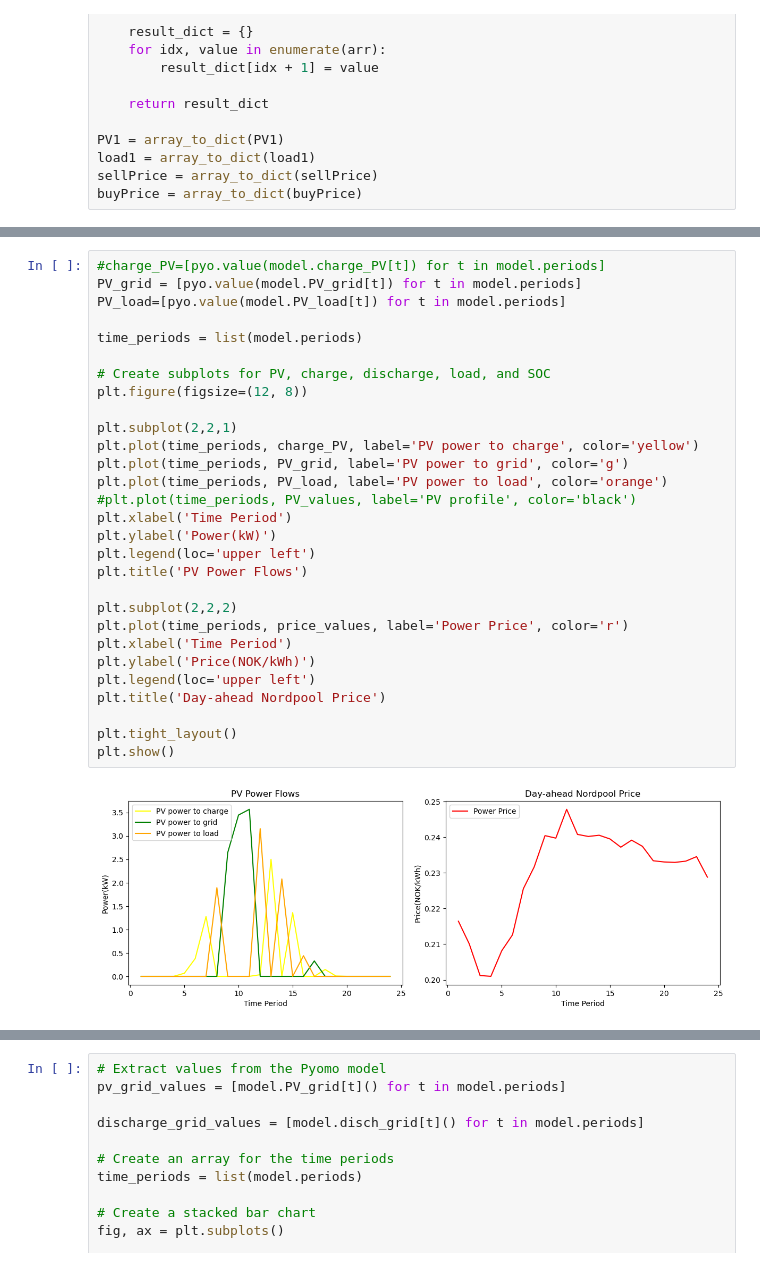
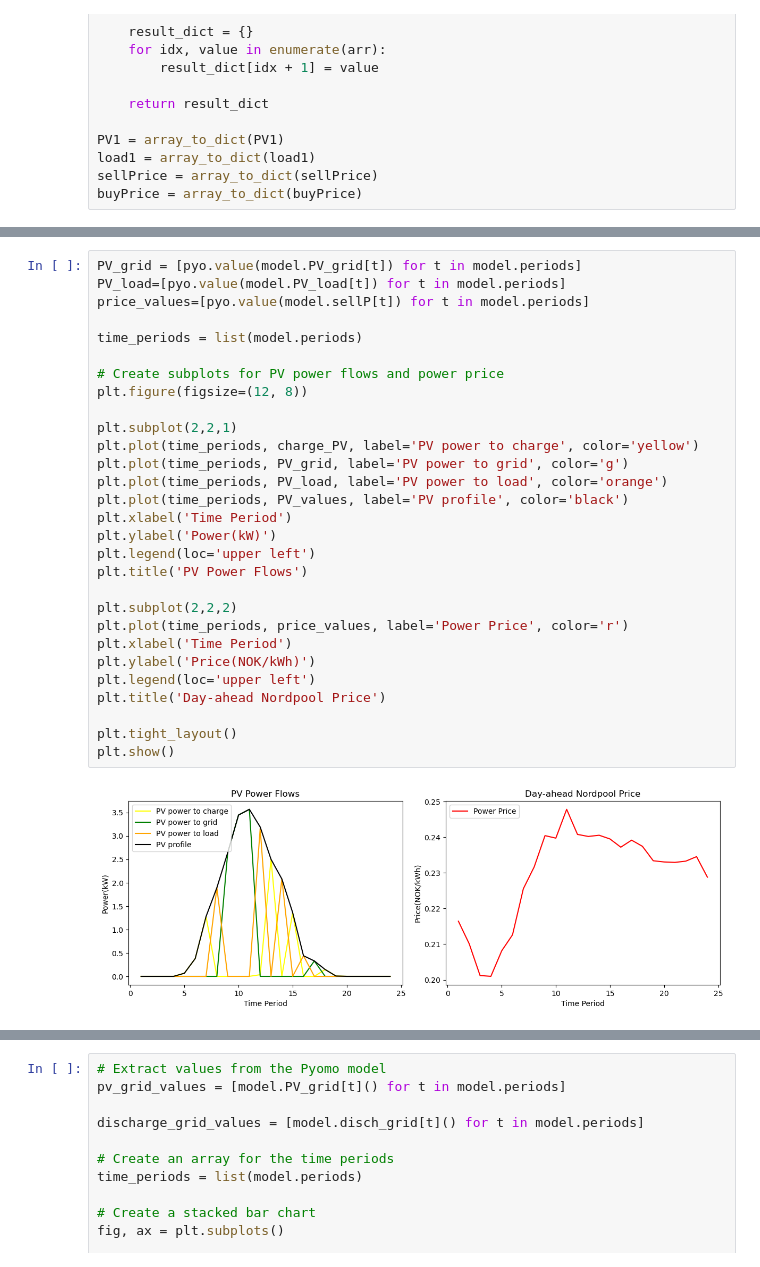
Before and after one commit to BenjaminTro/Cineldi, a Jupyter notebook: Task3_testing.ipynb, the cells around one changed output, grey strips where cells are left out. Drawn from its saved outputs; the diff is of its cells as text.

```diff
--- a/Task3_testing.ipynb
+++ b/Task3_testing.ipynb
@@ -213,34 +226,34 @@ plt.show()
 # %%
-#charge_PV=[pyo.value(model.charge_PV[t]) for t in model.periods]
 PV_grid = [pyo.value(model.PV_grid[t]) for t in model.periods]
 PV_load=[pyo.value(model.PV_load[t]) for t in model.periods]
+price_values=[pyo.value(model.sellP[t]) for t in model.periods]
 
 time_periods = list(model.periods)
 
-# Create subplots for PV, charge, discharge, load, and SOC
+# Create subplots for PV power flows and power price
 plt.figure(figsize=(12, 8))
 
 plt.subplot(2,2,1)
 plt.plot(time_periods, charge_PV, label='PV power to charge', color='yellow')
 plt.plot(time_periods, PV_grid, label='PV power to grid', color='g')
 plt.plot(time_periods, PV_load, label='PV power to load', color='orange')
-#plt.plot(time_periods, PV_values, label='PV profile', color='black')
+plt.plot(time_periods, PV_values, label='PV profile', color='black')
 plt.xlabel('Time Period')
 plt.ylabel('Power(kW)')
 plt.legend(loc='upper left')
 plt.title('PV Power Flows')
 
 plt.subplot(2,2,2)
 plt.plot(time_periods, price_values, label='Power Price', color='r')
 plt.xlabel('Time Period')
 plt.ylabel('Price(NOK/kWh)')
 plt.legend(loc='upper left')
 plt.title('Day-ahead Nordpool Price')
 
 plt.tight_layout()
 plt.show()
 # %% [output]
-[figure, old version]
+[figure, new version]
 # %%
 import matplotlib.pyplot as plt
 import numpy as np
```
Also changed, not shown: parts of 11 cells of this notebook.
